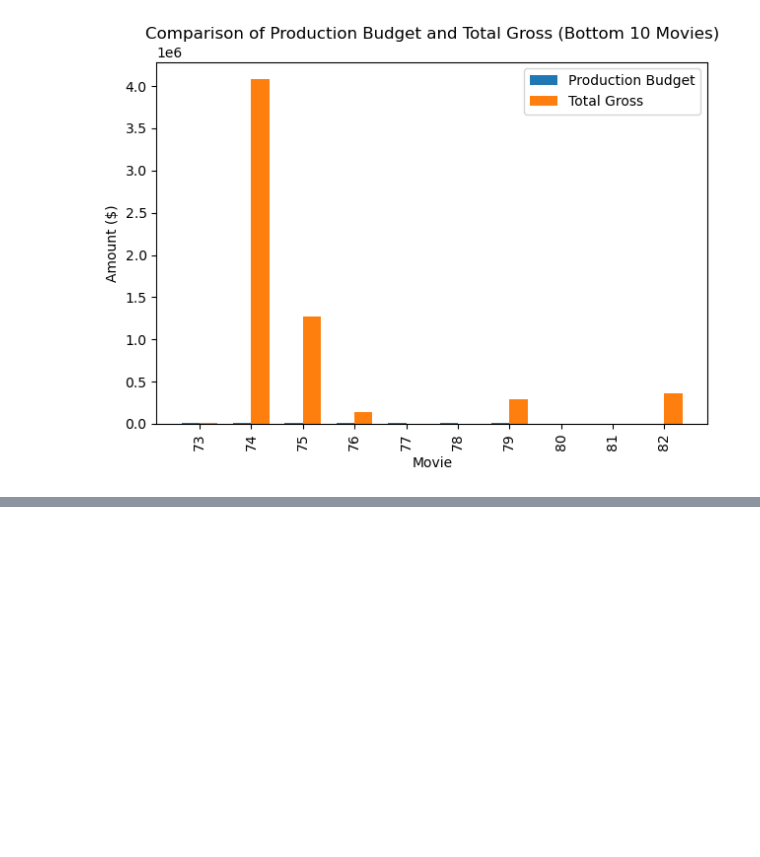
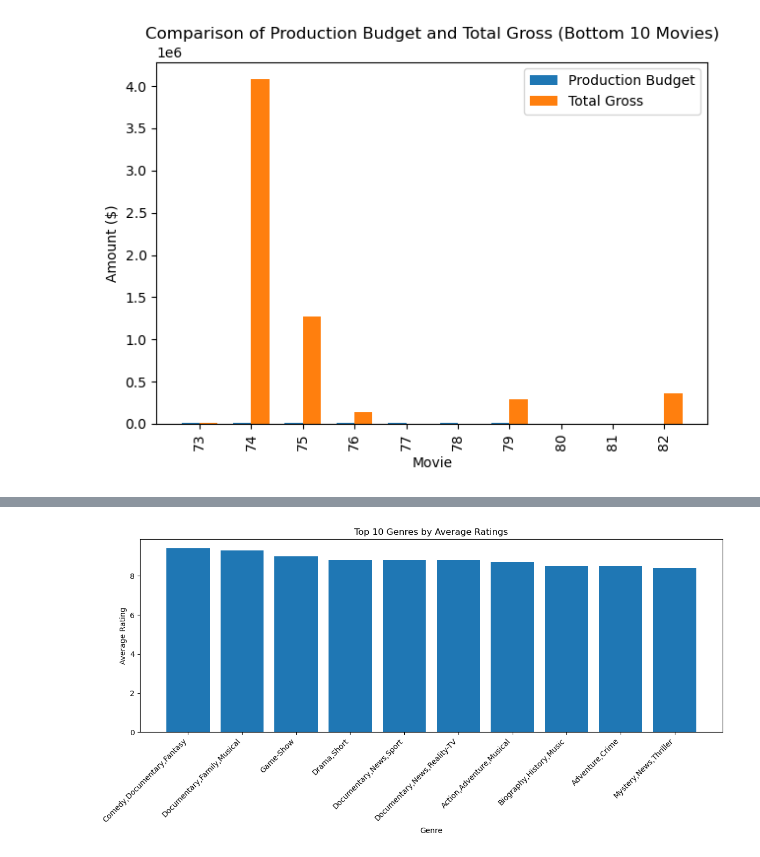
Before and after one commit to janju796/movie-analysis-project, a Jupyter notebook: index.ipynb, the cells around one changed output, grey strips where cells are left out. Saved outputs shown, nothing was run; the diff lists cells and outputs as text; code cells hidden in the pictures; blank space fills up the shorter version.

Commit message:
third observation - top 10 genres

```diff
--- a/index.ipynb
+++ b/index.ipynb
@@ -274,3 +274,15 @@ plt.tight_layout()
 plt.show()
 # %% [output]
 [figure]
+# %%
+# Read the first CSV file
+df1 = pd.read_csv('title.basics.csv')
+
+# Read the second CSV file
+df2 = pd.read_csv('title.ratings.csv')
+
+# Merge the two DataFrames based on a common column
+merged_df = pd.merge(df1, df2, on='tconst')
+
+# Display the merged DataFrame
+merged_df.head()
@@ -276,0 +296,5 @@ plt.show()
+# %%
+#dropping NaN
+merged_df = merged_df.dropna()
+# Verifying Changes
+merged_df.head()
@@ -276,0 +308,6 @@ plt.show()
+# %%
+# Sort the DataFrame by average rating in descending order
+merged_df = merged_df.sort_values(['numvotes', 'averagerating'], ascending=False)
+
+#verifying changes
+merged_df.head()
@@ -276,0 +321,19 @@ plt.show()
+# %%
+
+# Group the DataFrame by 'genres' and calculate the mean of 'averagerating'
+genre_ratings = merged_df.groupby('genres')['averagerating'].mean()
+
+# Sort the Series by average rating in descending order and select the top 10 genres
+top_10_genres = genre_ratings.sort_values(ascending=False).head(10)
+
+# Create a bar graph
+plt.figure(figsize=(12, 6))
+plt.bar(top_10_genres.index, top_10_genres)
+plt.xlabel('Genre')
+plt.ylabel('Average Rating')
+plt.title('Top 10 Genres by Average Ratings')
+plt.xticks(rotation=45, ha='right')
+plt.tight_layout()
+plt.show()
+# %% [output]
+[figure, added]
```
Also changed, not shown: parts of 4 cells of this notebook.
